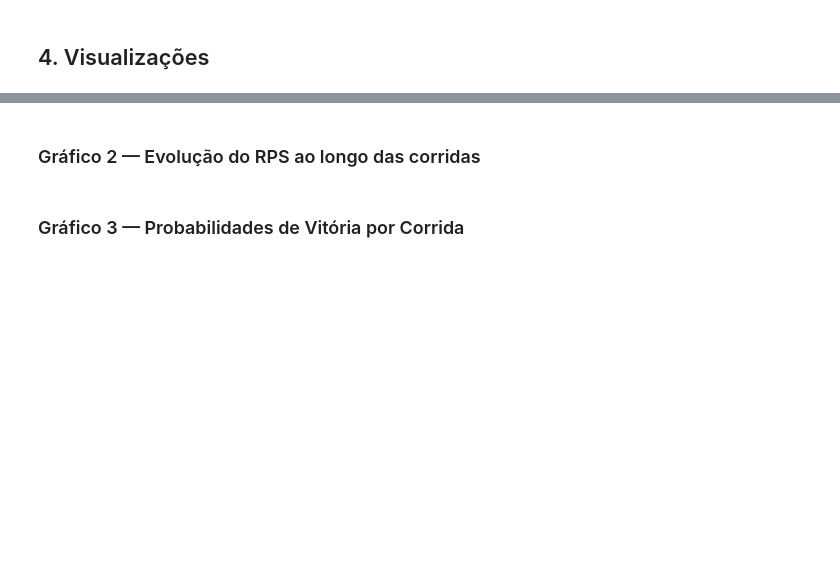
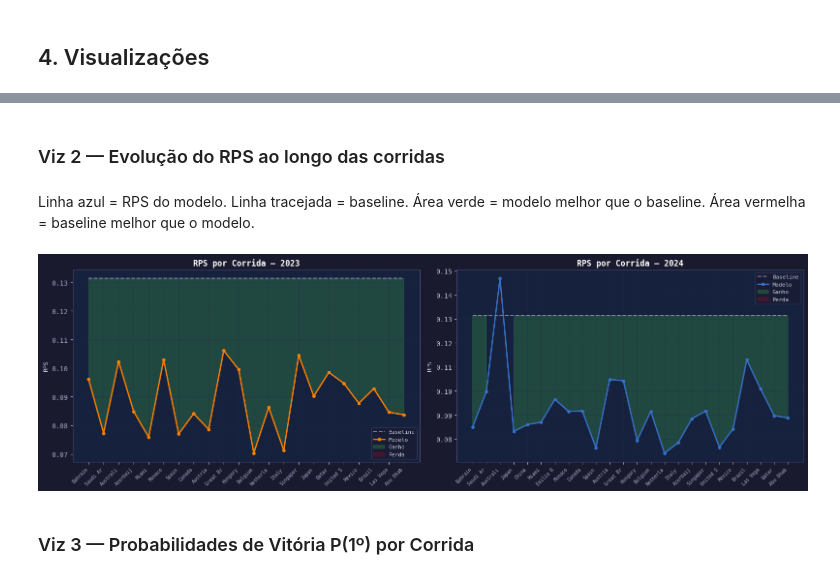
Before and after one commit to Guili-Lopes/Projeto-Formula1, a Jupyter notebook: notebooks/06_resultados_analise_pipeline_score_rules.ipynb, the cells around one changed output, grey strips where cells are left out. Cells and saved outputs as stored; diff of their text form; code cells hidden in the pictures; blank space fills up the shorter version.

```diff
--- a/notebooks/06_resultados_analise_pipeline_score_rules.ipynb
+++ b/notebooks/06_resultados_analise_pipeline_score_rules.ipynb
@@ -194,2 +247,2 @@ plt.show()
 # %% [markdown]
-### Gráfico 2 — Evolução do RPS ao longo das corridas
+### Viz 2 — Evolução do RPS ao longo das corridas
@@ -228,2 +249,11 @@ plt.show()
+# %% [markdown]
+Linha azul = RPS do modelo. Linha tracejada = baseline.
+Área verde = modelo melhor que o baseline.
+Área vermelha = baseline melhor que o modelo.
+# %%
+fig = plot_rps_evolution(val_rps=val_rps, test_rps=test_rps)
+plt.show()
+# %% [output]
+[figure, added]
 # %% [markdown]
-### Gráfico 3 — Probabilidades de Vitória por Corrida
+### Viz 3 — Probabilidades de Vitória P(1º) por Corrida
```
Also changed, not shown: parts of 23 cells of this notebook.
